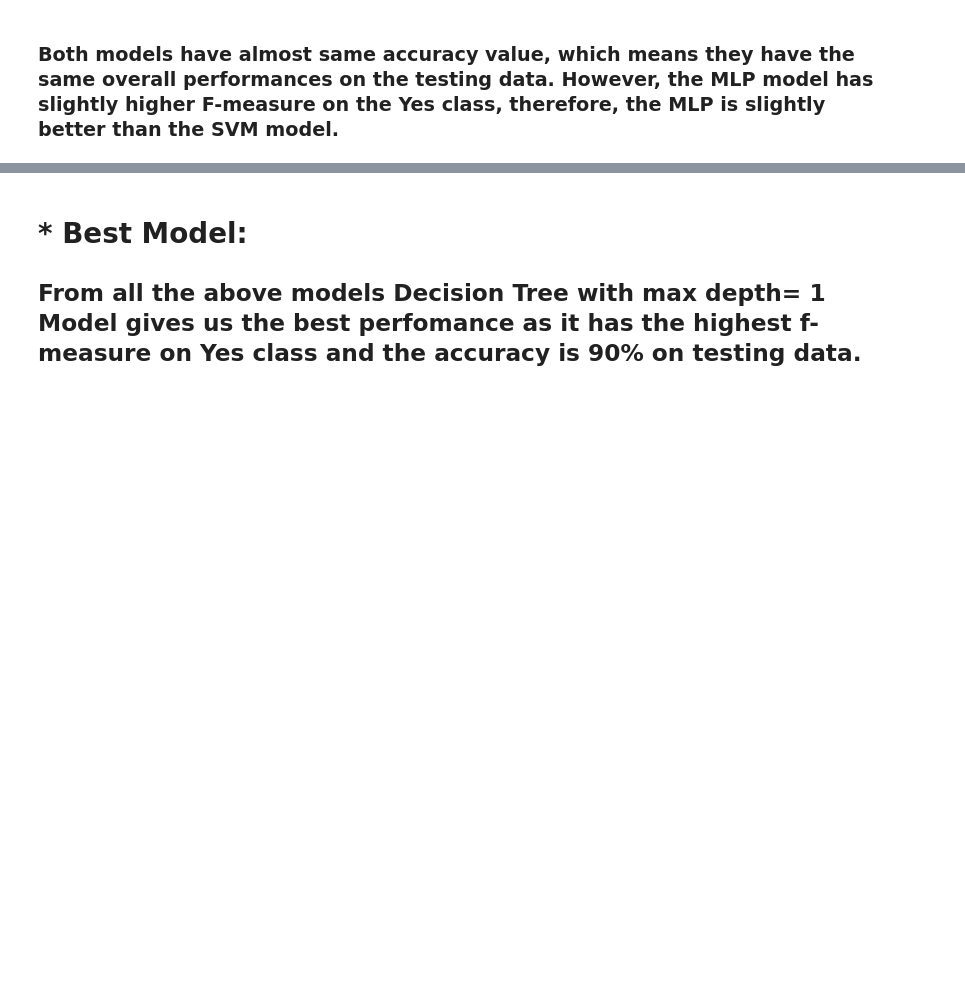
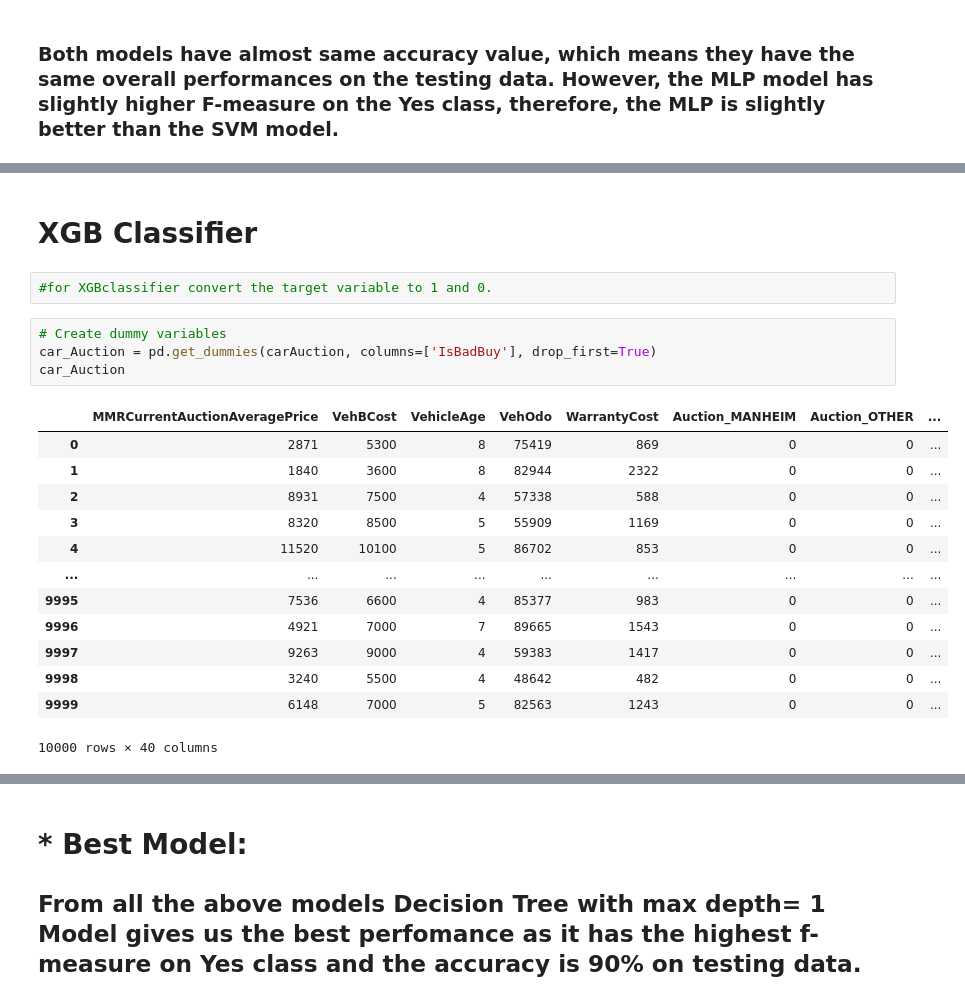
Before and after one commit to yashmishra01/Predicting-poor-automotive-purchase, a Jupyter notebook: CAR AUCTION BAD BUY PREDICTION.ipynb, the cells around one changed output, grey strips where cells are left out. Drawn from its saved outputs; the diff is of its cells as text; blank space fills up the shorter version.

```diff
--- a/CAR AUCTION BAD BUY PREDICTION.ipynb
+++ b/CAR AUCTION BAD BUY PREDICTION.ipynb
@@ -600,0 +631,22 @@ weighted avg       0.88      0.89      0.87      3000
+# %% [markdown]
+# XGB Classifier
+# %%
+#for XGBclassifier convert the target variable to 1 and 0.
+# %%
+# Create dummy variables
+car_Auction = pd.get_dummies(carAuction, columns=['IsBadBuy'], drop_first=True)
+car_Auction
+# %% [output]
+|  | MMRCurrentAuctionAveragePrice | VehBCost | VehicleAge | VehOdo | WarrantyCost | Auction_MANHEIM | Auction_OTHER | ... |
+| 0 | 2871 | 5300 | 8 | 75419 | 869 | 0 | 0 | ... |
+| 1 | 1840 | 3600 | 8 | 82944 | 2322 | 0 | 0 | ... |
+| 2 | 8931 | 7500 | 4 | 57338 | 588 | 0 | 0 | ... |
+| 3 | 8320 | 8500 | 5 | 55909 | 1169 | 0 | 0 | ... |
+| 4 | 11520 | 10100 | 5 | 86702 | 853 | 0 | 0 | ... |
+| ... | ... | ... | ... | ... | ... | ... | ... | ... |
+| 9995 | 7536 | 6600 | 4 | 85377 | 983 | 0 | 0 | ... |
+| 9996 | 4921 | 7000 | 7 | 89665 | 1543 | 0 | 0 | ... |
+| 9997 | 9263 | 9000 | 4 | 59383 | 1417 | 0 | 0 | ... |
+| 9998 | 3240 | 5500 | 4 | 48642 | 482 | 0 | 0 | ... |
+| 9999 | 6148 | 7000 | 5 | 82563 | 1243 | 0 | 0 | ... |
+10000 rows × 40 columns
```
Also changed, not shown: parts of 12 cells of this notebook.
